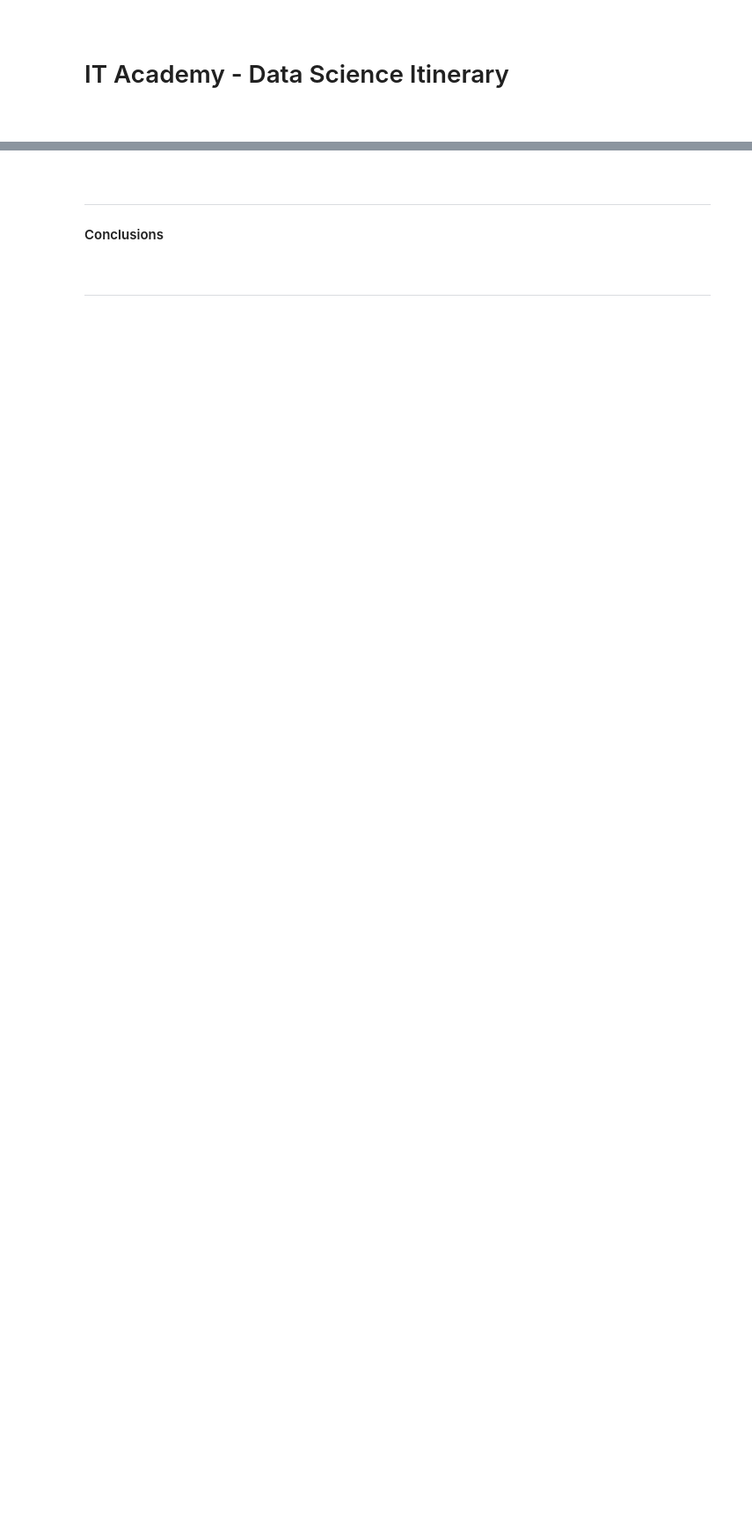
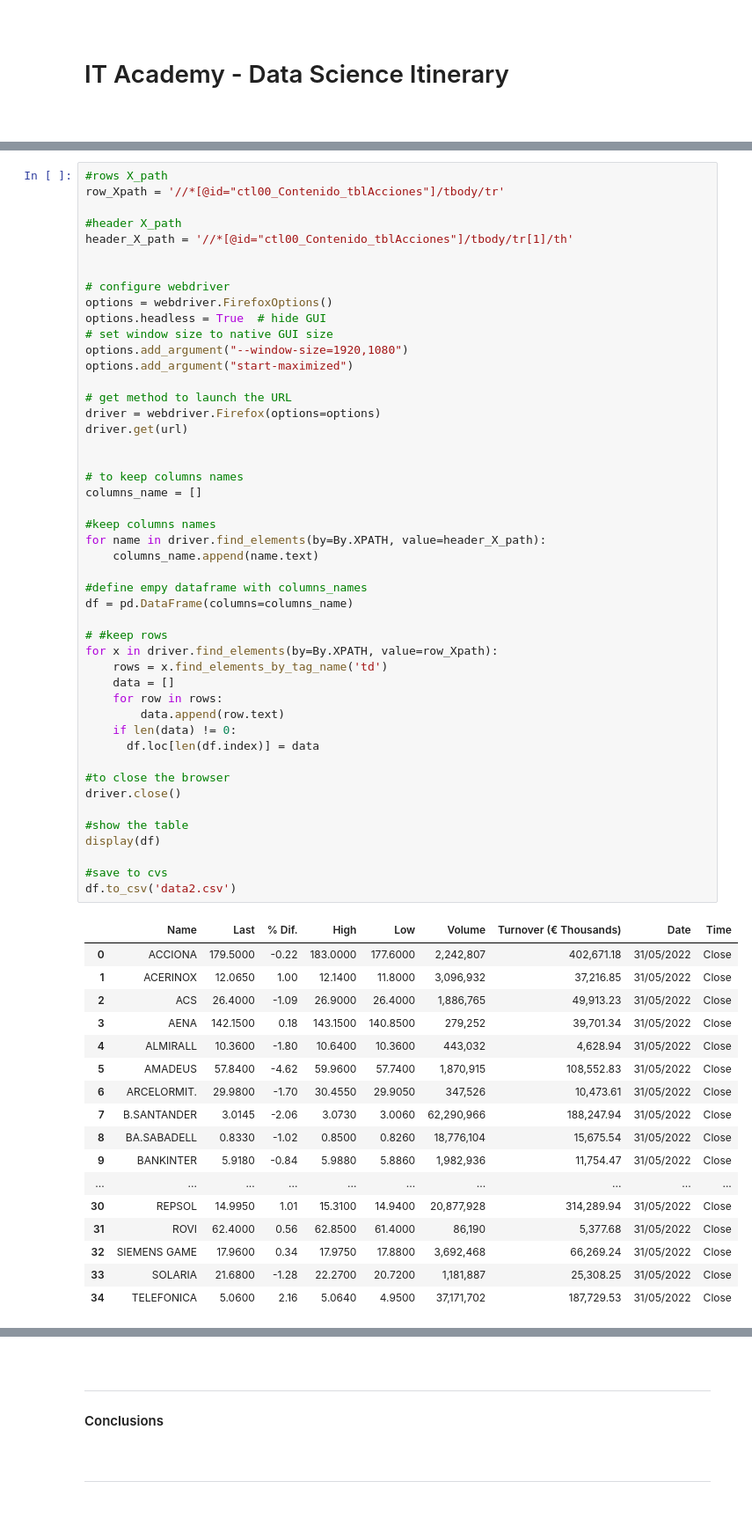
Before and after one commit to Pevicsanch/web-scraping, a Jupyter notebook: s12_02_web_scraping.ipynb, the cells around one changed output, grey strips where cells are left out. Shown: that part at 88% size. Drawn from its saved outputs; the diff is of its cells as text; blank space fills up the shorter version.

```diff
--- a/s12_02_web_scraping.ipynb
+++ b/s12_02_web_scraping.ipynb
@@ -46,0 +142,65 @@ ___
+# %%
+#rows X_path
+row_Xpath = '//*[@id="ctl00_Contenido_tblAcciones"]/tbody/tr'
+
+#header X_path
+header_X_path = '//*[@id="ctl00_Contenido_tblAcciones"]/tbody/tr[1]/th'
+
+
+# configure webdriver
+options = webdriver.FirefoxOptions()
+options.headless = True  # hide GUI
+# set window size to native GUI size
+options.add_argument("--window-size=1920,1080")
+options.add_argument("start-maximized")
+
+# get method to launch the URL
+driver = webdriver.Firefox(options=options)
+driver.get(url)
+
+
+# to keep columns names
+columns_name = []
+
+#keep columns names
+for name in driver.find_elements(by=By.XPATH, value=header_X_path):
+    columns_name.append(name.text)
+
+#define empy dataframe with columns_names
+df = pd.DataFrame(columns=columns_name)
+
+# #keep rows
+for x in driver.find_elements(by=By.XPATH, value=row_Xpath):
+    rows = x.find_elements_by_tag_name('td')
+    data = []
+    for row in rows:
+        data.append(row.text)
+    if len(data) != 0:
+      df.loc[len(df.index)] = data
+
+#to close the browser
+driver.close()
+
+#show the table
+display(df)
+
+#save to cvs
+df.to_csv('data2.csv')
+# %% [output]
+|  | Name | Last | % Dif. | High | Low | Volume | Turnover (€ Thousands) | Date | Time |
+| 0 | ACCIONA | 179.5000 | -0.22 | 183.0000 | 177.6000 | 2,242,807 | 402,671.18 | 31/05/2022 | Close |
+| 1 | ACERINOX | 12.0650 | 1.00 | 12.1400 | 11.8000 | 3,096,932 | 37,216.85 | 31/05/2022 | Close |
+| 2 | ACS | 26.4000 | -1.09 | 26.9000 | 26.4000 | 1,886,765 | 49,913.23 | 31/05/2022 | Close |
+| 3 | AENA | 142.1500 | 0.18 | 143.1500 | 140.8500 | 279,252 | 39,701.34 | 31/05/2022 | Close |
+| 4 | ALMIRALL | 10.3600 | -1.80 | 10.6400 | 10.3600 | 443,032 | 4,628.94 | 31/05/2022 | Close |
+| 5 | AMADEUS | 57.8400 | -4.62 | 59.9600 | 57.7400 | 1,870,915 | 108,552.83 | 31/05/2022 | Close |
+| 6 | ARCELORMIT. | 29.9800 | -1.70 | 30.4550 | 29.9050 | 347,526 | 10,473.61 | 31/05/2022 | Close |
+| 7 | B.SANTANDER | 3.0145 | -2.06 | 3.0730 | 3.0060 | 62,290,966 | 188,247.94 | 31/05/2022 | Close |
+| 8 | BA.SABADELL | 0.8330 | -1.02 | 0.8500 | 0.8260 | 18,776,104 | 15,675.54 | 31/05/2022 | Close |
+| 9 | BANKINTER | 5.9180 | -0.84 | 5.9880 | 5.8860 | 1,982,936 | 11,754.47 | 31/05/2022 | Close |
+| ... | ... | ... | ... | ... | ... | ... | ... | ... | ... |
+| 30 | REPSOL | 14.9950 | 1.01 | 15.3100 | 14.9400 | 20,877,928 | 314,289.94 | 31/05/2022 | Close |
+| 31 | ROVI | 62.4000 | 0.56 | 62.8500 | 61.4000 | 86,190 | 5,377.68 | 31/05/2022 | Close |
+| 32 | SIEMENS GAME | 17.9600 | 0.34 | 17.9750 | 17.8800 | 3,692,468 | 66,269.24 | 31/05/2022 | Close |
+| 33 | SOLARIA | 21.6800 | -1.28 | 22.2700 | 20.7200 | 1,181,887 | 25,308.25 | 31/05/2022 | Close |
+| 34 | TELEFONICA | 5.0600 | 2.16 | 5.0640 | 4.9500 | 37,171,702 | 187,729.53 | 31/05/2022 | Close |
```
Also changed, not shown: parts of 29 cells of this notebook, 14 other files.
